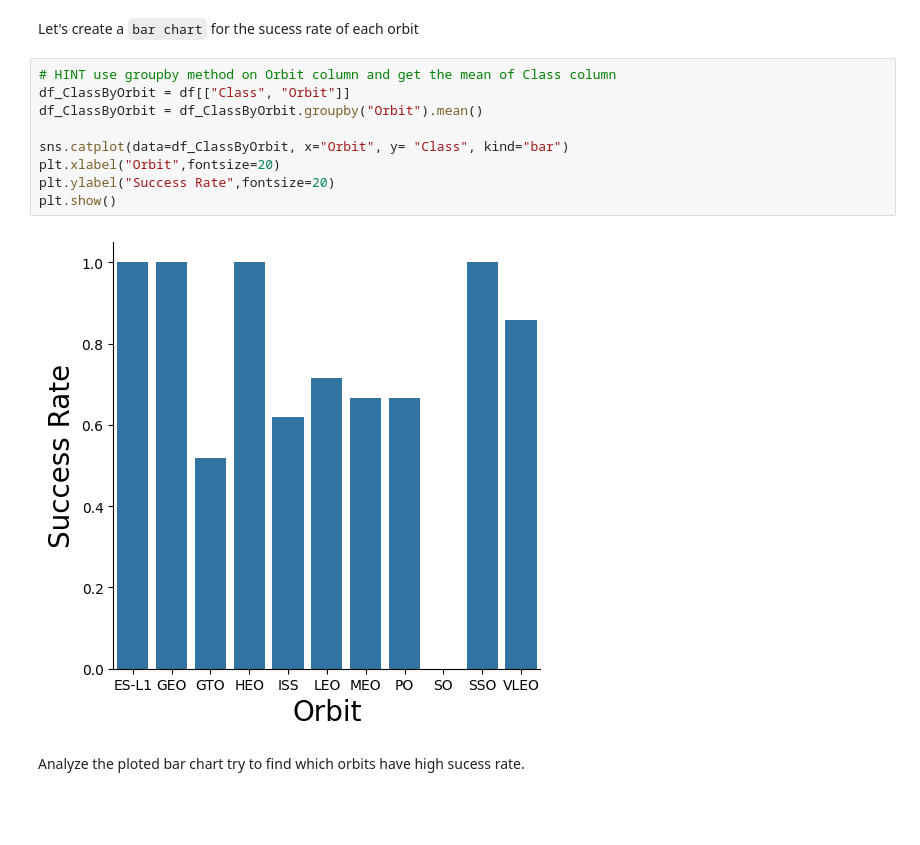
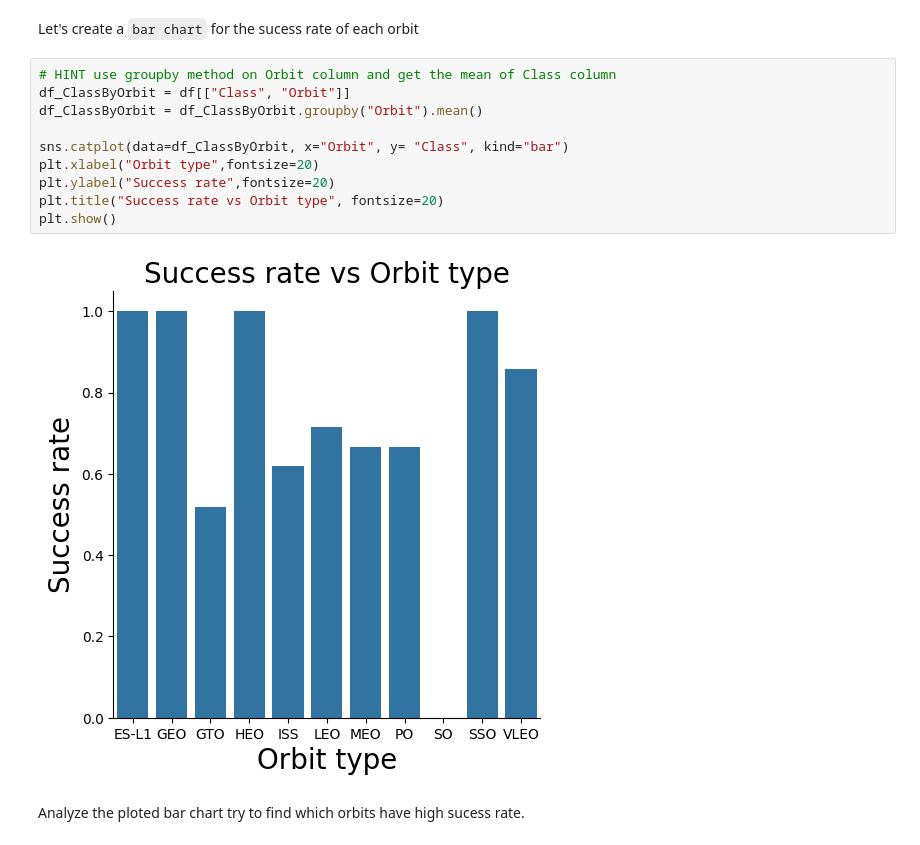
Before and after one commit to ryanmas13/SpaceY_FinalProject, a Jupyter notebook: 5_EDA_DataViz.ipynb, the cells around one changed output. Cells and saved outputs as stored; diff of their text form; blank space fills up the shorter version.

```diff
--- a/5_EDA_DataViz.ipynb
+++ b/5_EDA_DataViz.ipynb
@@ -140,14 +143,15 @@ Let's create a `bar chart` for the sucess rate of each orbit
 # %%
 # HINT use groupby method on Orbit column and get the mean of Class column
 df_ClassByOrbit = df[["Class", "Orbit"]]
 df_ClassByOrbit = df_ClassByOrbit.groupby("Orbit").mean()
 
 sns.catplot(data=df_ClassByOrbit, x="Orbit", y= "Class", kind="bar")
-plt.xlabel("Orbit",fontsize=20)
-plt.ylabel("Success Rate",fontsize=20)
+plt.xlabel("Orbit type",fontsize=20)
+plt.ylabel("Success rate",fontsize=20)
+plt.title("Success rate vs Orbit type", fontsize=20)
 plt.show()
 # %% [output]
-[figure, old version]
+[figure, new version]
 # %% [markdown]
 Analyze the ploted bar chart try to find which orbits have high sucess rate.
 # %% [markdown]
```
Also changed, not shown: parts of 7 cells of this notebook.
